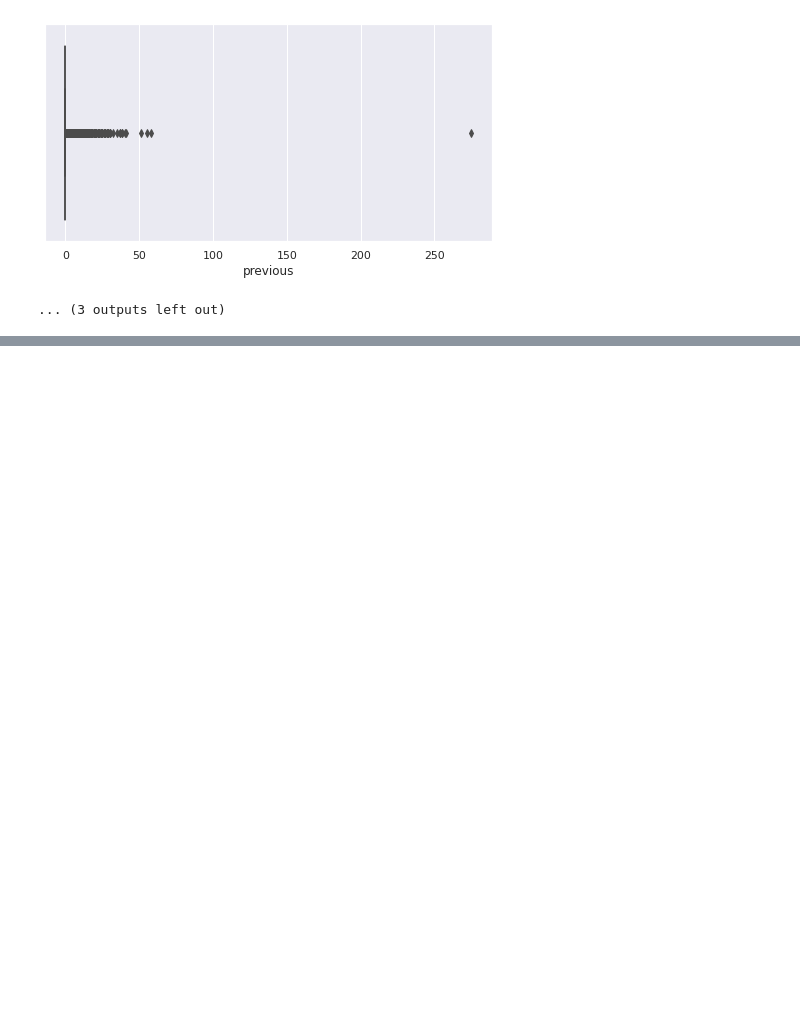
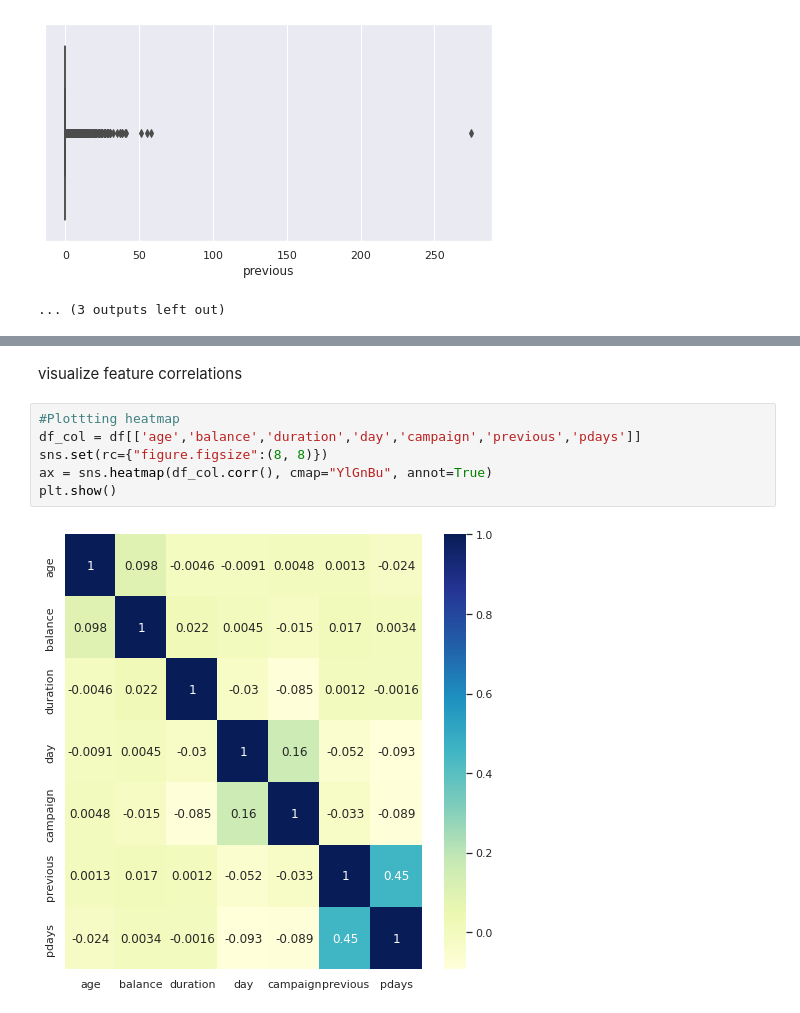
Before and after one commit to Geethika6966/wids-bank-campaign-, a Jupyter notebook: Untitled1.ipynb, the cells around one changed output, grey strips where cells are left out. Drawn from its saved outputs; the diff is of its cells as text; blank space fills up the shorter version.

```diff
--- a/Untitled1.ipynb
+++ b/Untitled1.ipynb
@@ -256,0 +291,10 @@ Box-and-whiskers plot
+# %% [markdown]
+visualize feature correlations
+# %%
+#Plottting heatmap
+df_col = df[['age','balance','duration','day','campaign','previous','pdays']]
+sns.set(rc={"figure.figsize":(8, 8)})
+ax = sns.heatmap(df_col.corr(), cmap="YlGnBu", annot=True)
+plt.show()
+# %% [output]
+[figure, added]
```
Also changed, not shown: parts of 4 cells of this notebook.
